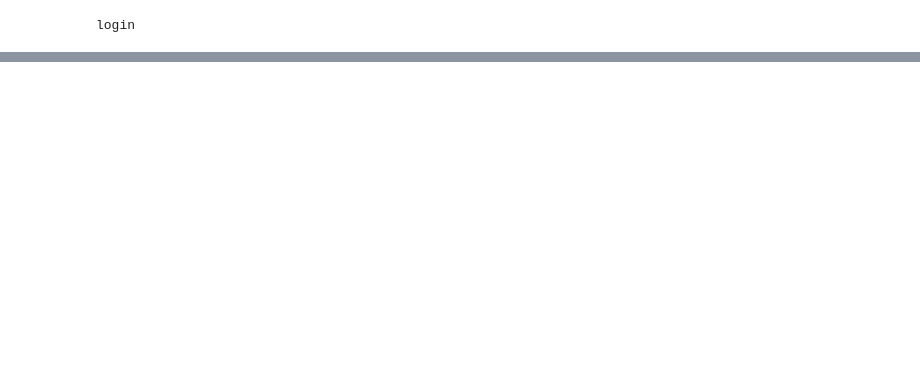
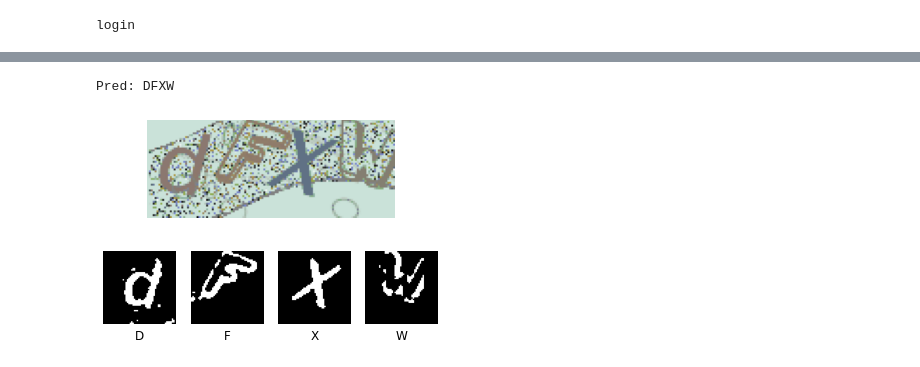
Before and after one commit to SpiritedAwayCN/ElectiveCaptCha, a Jupyter notebook: bootstrap-visualize.ipynb, the cells around one changed output, grey strips where cells are left out. Cells and saved outputs as stored; diff of their text form; code cells hidden in the pictures; blank space fills up the shorter version.

```diff
--- a/bootstrap-visualize.ipynb
+++ b/bootstrap-visualize.ipynb
@@ -52,0 +59,7 @@ Pred: REWB Correct!
+# %%
+# 这个gif的X会变色，旧算法的第4个图同时包含X与W，有一定影响
+
+step('../dfxa=1615033806517-419.gif')
+# %% [output]
+Pred: DFXW
+[figure, added]
```
Also changed, not shown: parts of 3 cells of this notebook, 2 other files.
